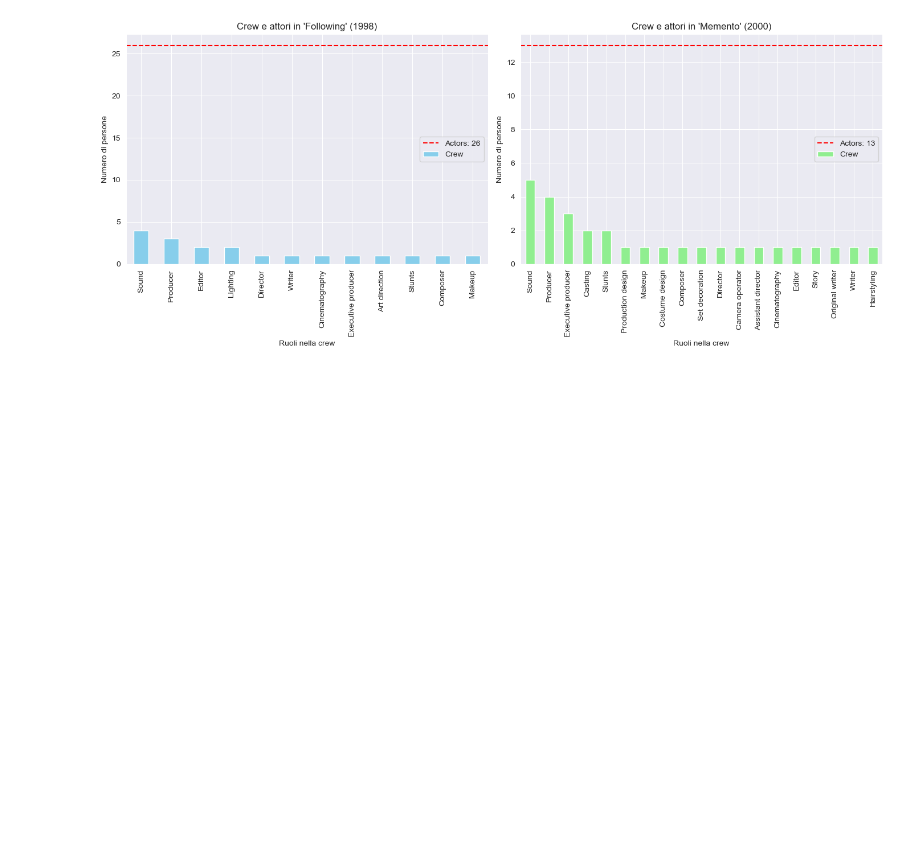
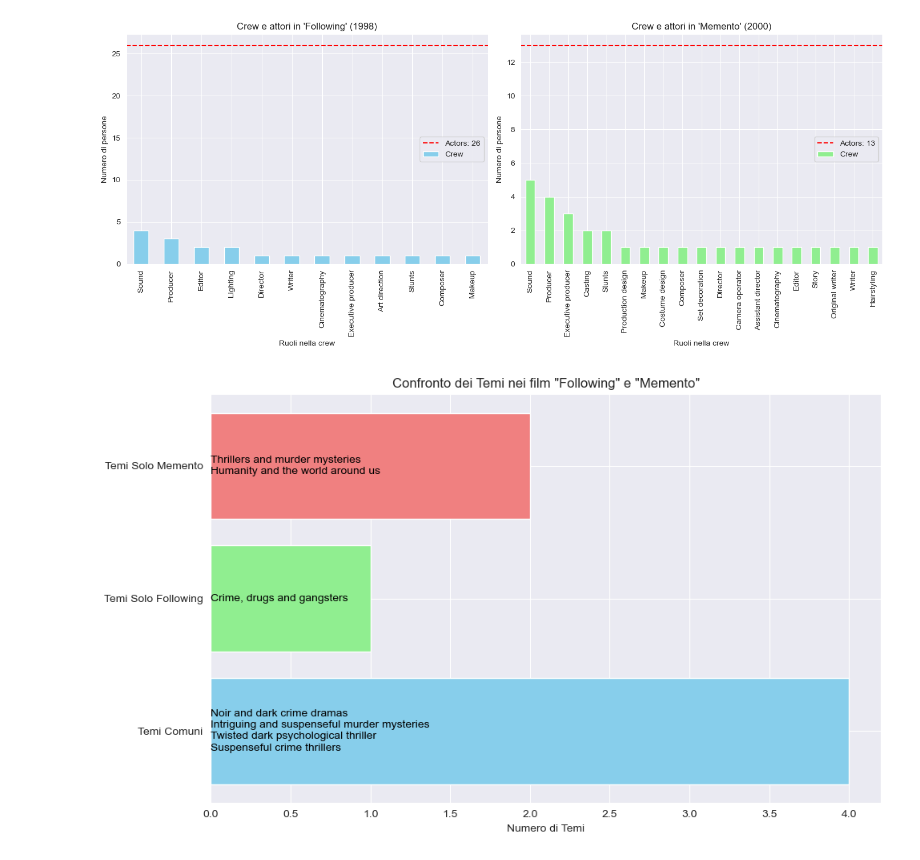
Before and after one commit to DavideGiordano77/MainDirectory, a Jupyter notebook: Solutions/nolan.ipynb, the cells around one changed output. Saved outputs shown, nothing was run; the diff lists cells and outputs as text; code cells hidden in the pictures; blank space fills up the shorter version.

```diff
--- a/Solutions/nolan.ipynb
+++ b/Solutions/nolan.ipynb
@@ -140,3 +142,40 @@ plt.show()
 [figure]
 # %%
 CONSIDERAZIONI SU QUESTI CONFRONTI
+# %%
+# Filtrare i temi per "Following" e "Memento"
+following_movie_id = movies[movies['name'] == 'Following']['id'].values[0]
+memento_movie_id = movies[movies['name'] == 'Memento']['id'].values[0]
+
+following_themes = themes[themes['id'] == following_movie_id]['theme'].unique()
+memento_themes = themes[themes['id'] == memento_movie_id]['theme'].unique()
+
+# Identificare i temi in comune, esclusivi per "Following" e esclusivi per "Memento"
+common_themes = set(following_themes).intersection(set(memento_themes))
+only_following_themes = set(following_themes) - common_themes
+only_memento_themes = set(memento_themes) - common_themes
+
+# Creazione dei dati per il grafico
+categories = ['Temi Comuni', 'Temi Solo Following', 'Temi Solo Memento']
+values = [len(common_themes), len(only_following_themes), len(only_memento_themes)]
+
+# Creazione del grafico a barre orizzontale
+fig, ax = plt.subplots(figsize=(10, 6))
+
+# Crea il grafico a barre orizzontale
+ax.barh(categories, values, color=['skyblue', 'lightgreen', 'lightcoral'])
+
+# Aggiungere le etichette dei temi nei rispettivi gruppi
+ax.text(0, 0, '\n'.join(common_themes), va='center', ha='left', fontsize=10, color='black', label="Temi Comuni")
+ax.text(0, 1, '\n'.join(only_following_themes), va='center', ha='left', fontsize=10, color='black', label="Temi Solo Following")
+ax.text(0, 2, '\n'.join(only_memento_themes), va='center', ha='left', fontsize=10, color='black', label="Temi Solo Memento")
+
+# Titoli e etichette
+ax.set_xlabel('Numero di Temi')
+ax.set_title('Confronto dei Temi nei film "Following" e "Memento"')
+
+# Visualizzare il grafico
+plt.tight_layout()
+plt.show()
+# %% [output]
+[figure, added]
```
Also changed, not shown: parts of 6 cells of this notebook.
